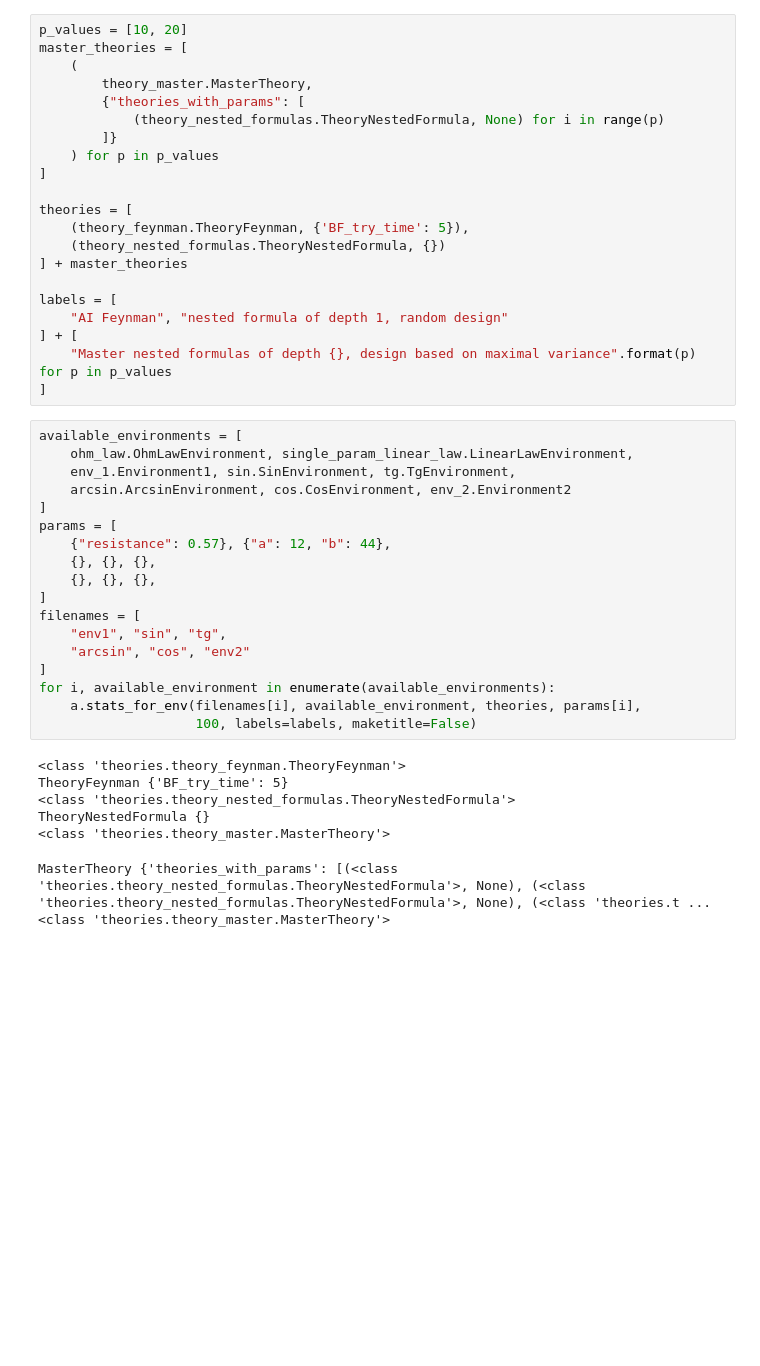
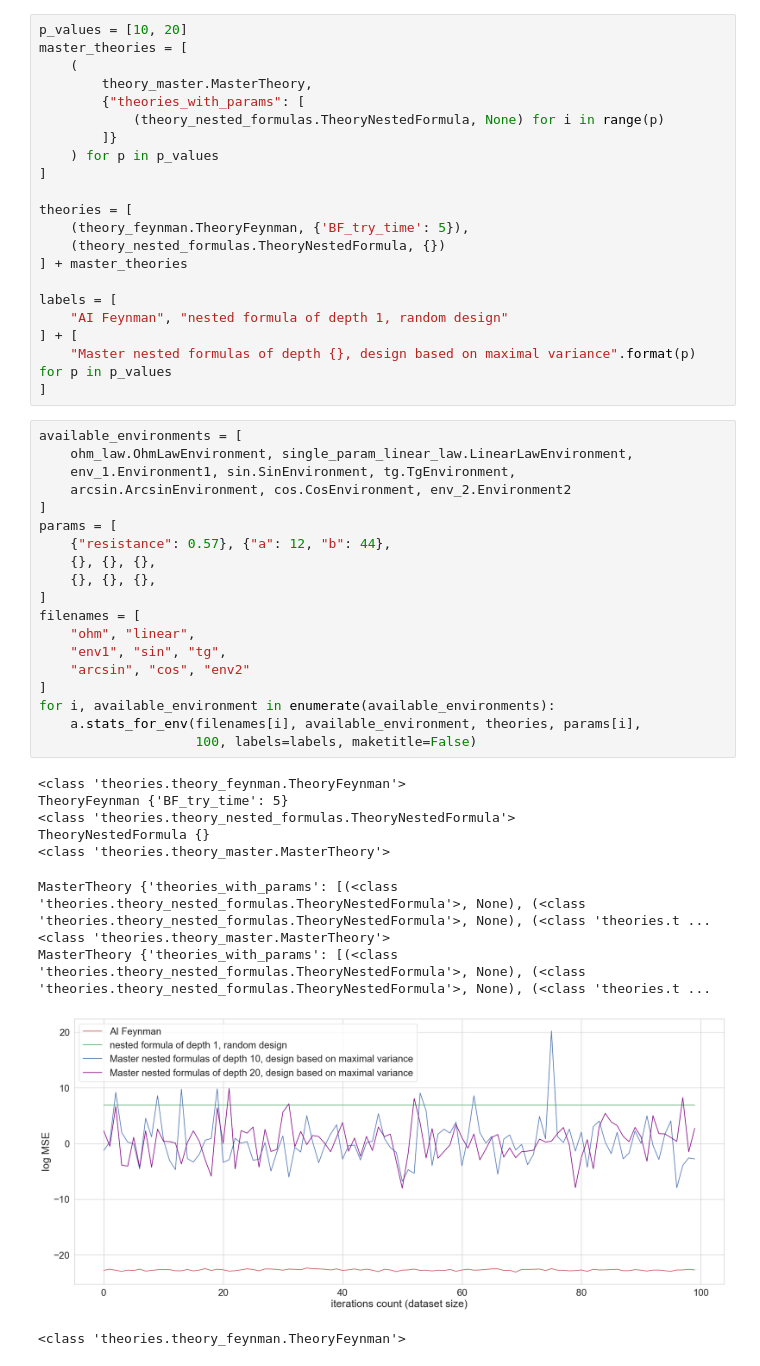
Before and after one commit to nuwanda57/RoboScientist, a Jupyter notebook: compare-nested-formulas-with-feynman.ipynb, the cells around one changed output. Cells and saved outputs as stored; diff of their text form; blank space fills up the shorter version.

```diff
--- a/compare-nested-formulas-with-feynman.ipynb
+++ b/compare-nested-formulas-with-feynman.ipynb
@@ -125,26 +125,30 @@ labels = [
 # %%
 available_environments = [
     ohm_law.OhmLawEnvironment, single_param_linear_law.LinearLawEnvironment,
     env_1.Environment1, sin.SinEnvironment, tg.TgEnvironment,
     arcsin.ArcsinEnvironment, cos.CosEnvironment, env_2.Environment2
 ]
 params = [
     {"resistance": 0.57}, {"a": 12, "b": 44},
     {}, {}, {},
     {}, {}, {},
 ]
 filenames = [
+    "ohm", "linear",
     "env1", "sin", "tg",
     "arcsin", "cos", "env2"
 ]
 for i, available_environment in enumerate(available_environments):
     a.stats_for_env(filenames[i], available_environment, theories, params[i],
                     100, labels=labels, maketitle=False)
 # %% [output]
 <class 'theories.theory_feynman.TheoryFeynman'>
 TheoryFeynman {'BF_try_time': 5}
 <class 'theories.theory_nested_formulas.TheoryNestedFormula'>
 TheoryNestedFormula {}
 <class 'theories.theory_master.MasterTheory'>
 MasterTheory {'theories_with_params': [(<class 'theories.theory_nested_formulas.TheoryNestedFormula'>, None), (<class 'theories.theory_nested_formulas.TheoryNestedFormula'>, None), (<class 'theories.t ...
 <class 'theories.theory_master.MasterTheory'>
+MasterTheory {'theories_with_params': [(<class 'theories.theory_nested_formulas.TheoryNestedFormula'>, None), (<class 'theories.theory_nested_formulas.TheoryNestedFormula'>, None), (<class 'theories.t ...
+[figure, added]
+<class 'theories.theory_feynman.TheoryFeynman'>
```
